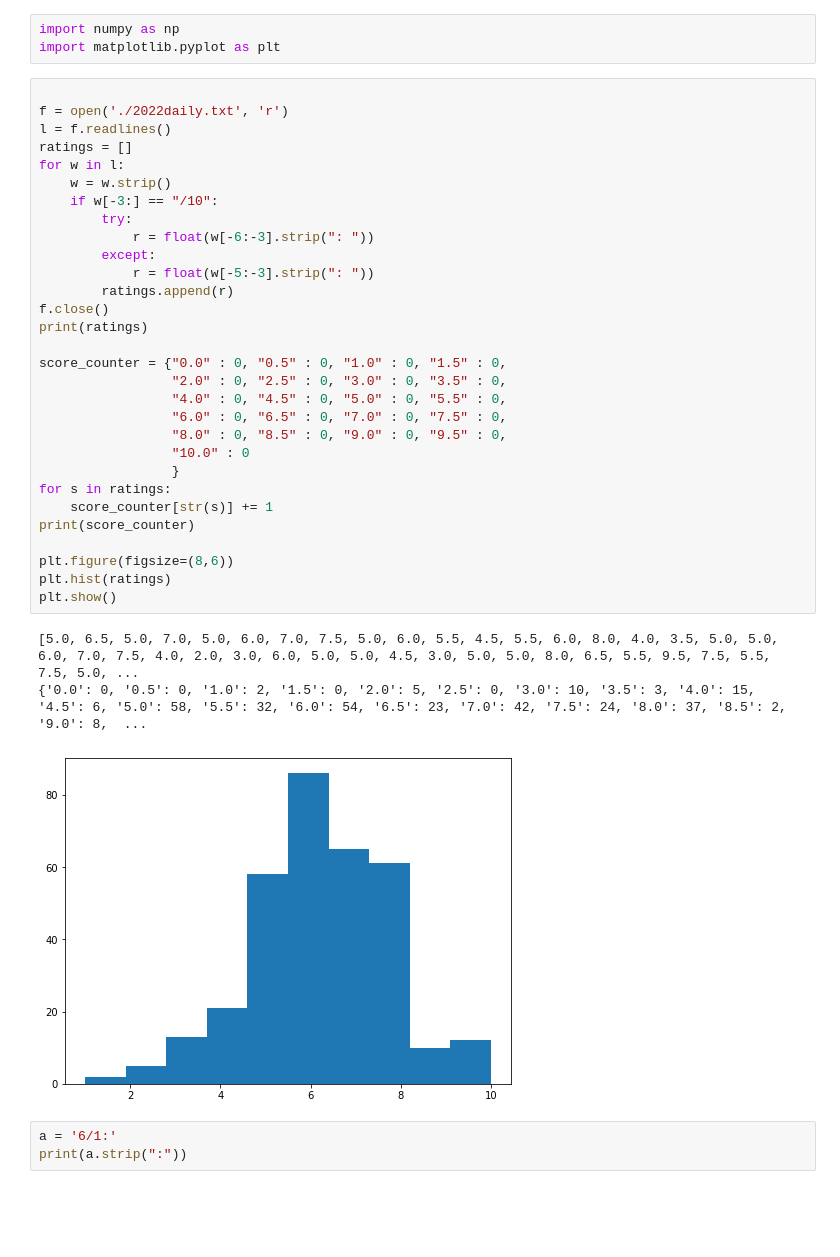
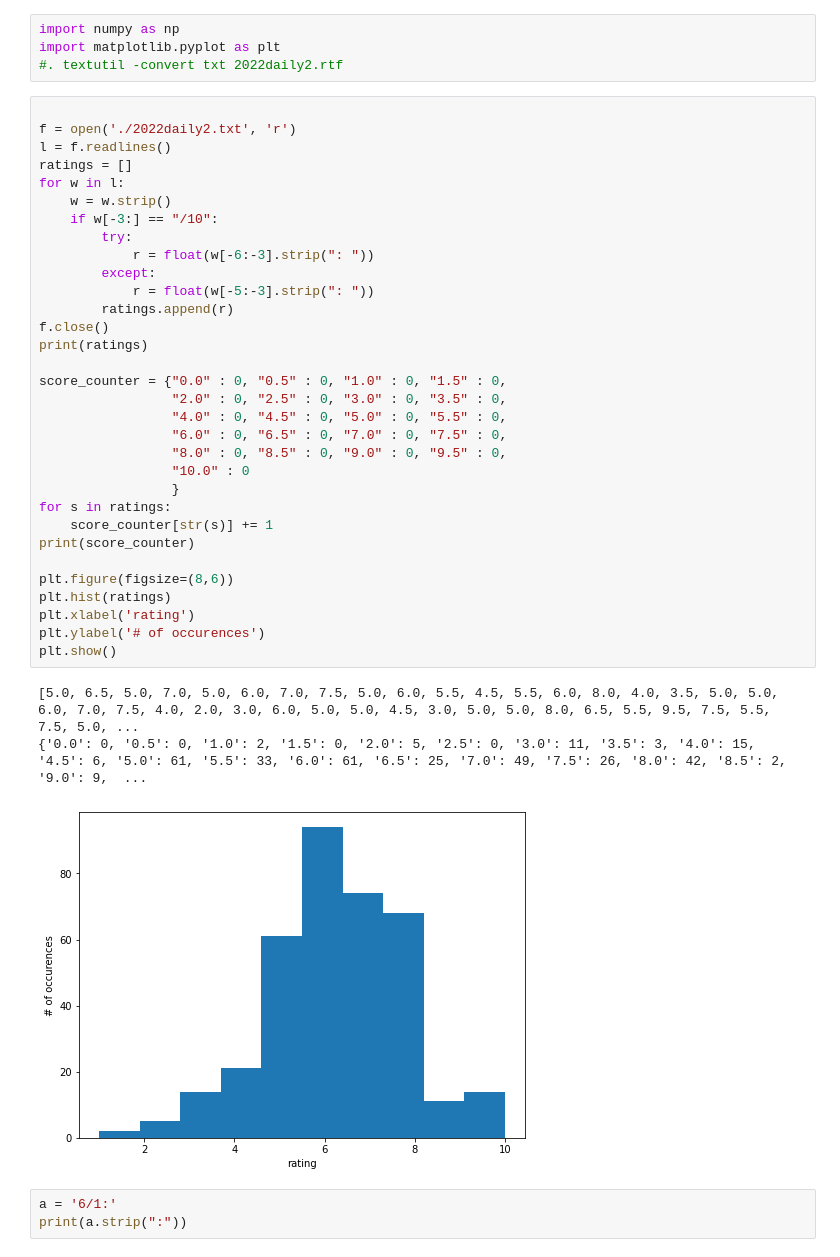
Before and after one commit to seanlabean/PythonProjects, a Jupyter notebook: NoteCloud/notecloud-dev.ipynb, the cells around one changed output. Drawn from its saved outputs; the diff is of its cells as text; blank space fills up the shorter version.

```diff
--- a/NoteCloud/notecloud-dev.ipynb
+++ b/NoteCloud/notecloud-dev.ipynb
@@ -1,40 +1,43 @@
 # %%
 import numpy as np
 import matplotlib.pyplot as plt
+#. textutil -convert txt 2022daily2.rtf
 # %%
 
-f = open('./2022daily.txt', 'r')
+f = open('./2022daily2.txt', 'r')
 l = f.readlines()
 ratings = []
 for w in l:
     w = w.strip()
     if w[-3:] == "/10":
         try:
             r = float(w[-6:-3].strip(": "))
         except:
             r = float(w[-5:-3].strip(": "))
         ratings.append(r)
 f.close()
 print(ratings)
 
 score_counter = {"0.0" : 0, "0.5" : 0, "1.0" : 0, "1.5" : 0,
                  "2.0" : 0, "2.5" : 0, "3.0" : 0, "3.5" : 0,
                  "4.0" : 0, "4.5" : 0, "5.0" : 0, "5.5" : 0,
                  "6.0" : 0, "6.5" : 0, "7.0" : 0, "7.5" : 0,
                  "8.0" : 0, "8.5" : 0, "9.0" : 0, "9.5" : 0,
                  "10.0" : 0
                  }
 for s in ratings:
     score_counter[str(s)] += 1
 print(score_counter)
 
 plt.figure(figsize=(8,6))
 plt.hist(ratings)
+plt.xlabel('rating')
+plt.ylabel('# of occurences')
 plt.show()
 # %% [output]
 [5.0, 6.5, 5.0, 7.0, 5.0, 6.0, 7.0, 7.5, 5.0, 6.0, 5.5, 4.5, 5.5, 6.0, 8.0, 4.0, 3.5, 5.0, 5.0, 6.0, 7.0, 7.5, 4.0, 2.0, 3.0, 6.0, 5.0, 5.0, 4.5, 3.0, 5.0, 5.0, 8.0, 6.5, 5.5, 9.5, 7.5, 5.5, 7.5, 5.0, ...
-{'0.0': 0, '0.5': 0, '1.0': 2, '1.5': 0, '2.0': 5, '2.5': 0, '3.0': 10, '3.5': 3, '4.0': 15, '4.5': 6, '5.0': 58, '5.5': 32, '6.0': 54, '6.5': 23, '7.0': 42, '7.5': 24, '8.0': 37, '8.5': 2, '9.0': 8,  ...
+{'0.0': 0, '0.5': 0, '1.0': 2, '1.5': 0, '2.0': 5, '2.5': 0, '3.0': 11, '3.5': 3, '4.0': 15, '4.5': 6, '5.0': 61, '5.5': 33, '6.0': 61, '6.5': 25, '7.0': 49, '7.5': 26, '8.0': 42, '8.5': 2, '9.0': 9,  ...
-[figure, old version]
+[figure, new version]
 # %%
 a = '6/1:'
 print(a.strip(":"))
```
Also changed, not shown: parts of 4 cells of this notebook, 2 other files.
